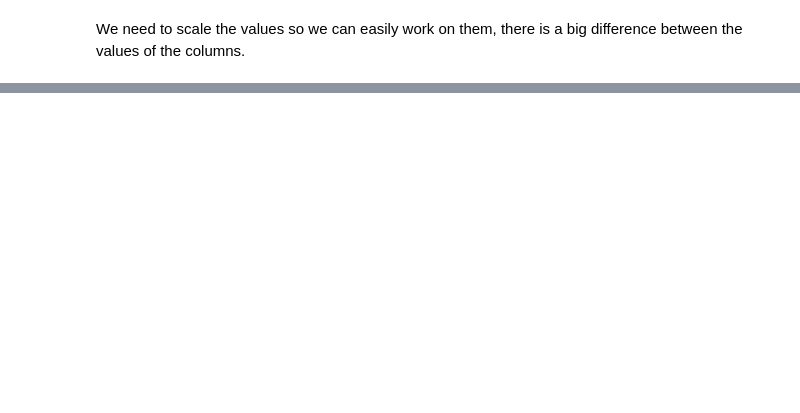
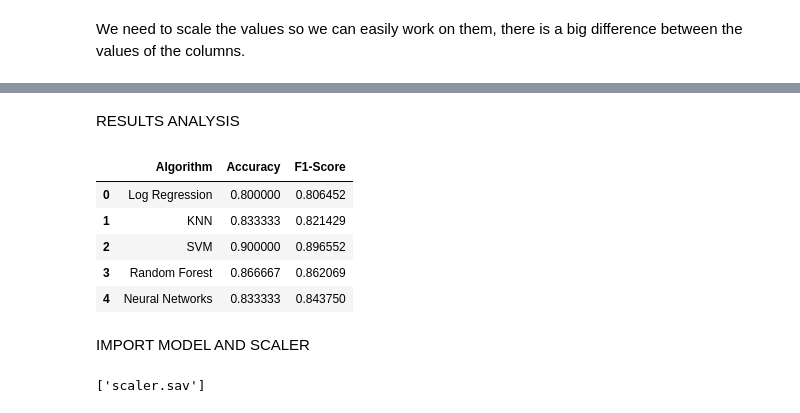
Before and after one commit to sanabriadiego/hearth-disease-prediction, a Jupyter notebook: hearth_disease.ipynb, the cells around one changed output, grey strips where cells are left out. Saved outputs shown, nothing was run; the diff lists cells and outputs as text; code cells hidden in the pictures; blank space fills up the shorter version.

```diff
--- a/hearth_disease.ipynb
+++ b/hearth_disease.ipynb
@@ -337,0 +453,19 @@ The MSE for Logistic Regression is: 0.09322033898305085
+# %%
+def train_model(X_train, y_train, num_nodes, dropout_prob, lr, batch_size, epochs):
+  nn_model = tf.keras.Sequential([
+      tf.keras.layers.Dense(num_nodes, activation='relu', input_shape=(13,)),
+      tf.keras.layers.Dropout(dropout_prob),
+      tf.keras.layers.Dense(num_nodes, activation='relu'),
+      tf.keras.layers.Dropout(dropout_prob),
+      tf.keras.layers.Dense(1, activation='sigmoid')
+  ])
+
+  nn_model.compile(optimizer=tf.keras.optimizers.Adam(lr), loss='binary_crossentropy',
+                  metrics=['accuracy'])
+  history = nn_model.fit(
+    X_train, y_train, epochs=epochs, batch_size=batch_size, validation_split=0.2, verbose=0
+  )
+
+  return nn_model, history
+
+#dropout layers helps prevent overfitting
@@ -337,0 +474,15 @@ The MSE for Logistic Regression is: 0.09322033898305085
+# %%
+least_val_loss = float('inf')
+least_loss_model = None
+epochs=100
+for num_nodes in [16, 32, 64]:
+  for dropout_prob in[0, 0.2]:
+    for lr in [0.01, 0.005, 0.001]:
+      for batch_size in [32, 64, 128]:
+        print(f"{num_nodes} nodes, dropout {dropout_prob}, lr {lr}, batch size {batch_size}")
+        model, history = train_model(x_train_norm, y_train, num_nodes, dropout_prob, lr, batch_size, epochs)
+        plot_history(history)
+        val_loss = model.evaluate(x_test_norm, y_test)[0]
+        if val_loss < least_val_loss:
+          least_val_loss = val_loss
+          least_loss_model = model
@@ -337,0 +508,2 @@ The MSE for Logistic Regression is: 0.09322033898305085
+# %%
+y_predict_nn = least_loss_model.predict(x_test_norm)
@@ -337,0 +514,3 @@ The MSE for Logistic Regression is: 0.09322033898305085
+# %%
+y_predict_nn = (y_predict_nn > 0.5).astype(int).reshape(-1,)
+y_predict_nn
@@ -337,0 +532,23 @@ The MSE for Logistic Regression is: 0.09322033898305085
+# %% [markdown]
+RESULTS ANALYSIS
+# %%
+algorithm_analysis = {'Algorithm': ['Log Regression', 'KNN', 'SVM', 'Random Forest', 'Neural Networks'],
+                  'Accuracy': [accuracy_score(y_test, y_pred_lr), accuracy_score(y_test, y_pred_knn), accuracy_score(y_test, y_pred_svc), accuracy_score(y_test, y_pred_rf), accuracy_score(y_test, y_predict_nn)],
+                   'F1-Score': [f1_score(y_test, y_pred_lr), f1_score(y_test, y_pred_knn), f1_score(y_test, y_pred_svc), f1_score(y_test, y_pred_rf), f1_score(y_test, y_predict_nn)]}
+compare_algorithms = pd.DataFrame(data=algorithm_analysis)
+compare_algorithms
+# %% [output]
+|  | Algorithm | Accuracy | F1-Score |
+| 0 | Log Regression | 0.800000 | 0.806452 |
+| 1 | KNN | 0.833333 | 0.821429 |
+| 2 | SVM | 0.900000 | 0.896552 |
+| 3 | Random Forest | 0.866667 | 0.862069 |
+| 4 | Neural Networks | 0.833333 | 0.843750 |
+# %% [markdown]
+IMPORT MODEL AND SCALER
+# %%
+import joblib
+joblib.dump(svm_model, 'svm_model.sav')
+joblib.dump(scaler_test, 'scaler.sav')
+# %% [output]
+['scaler.sav']
```
Also changed, not shown: parts of 104 cells of this notebook.
